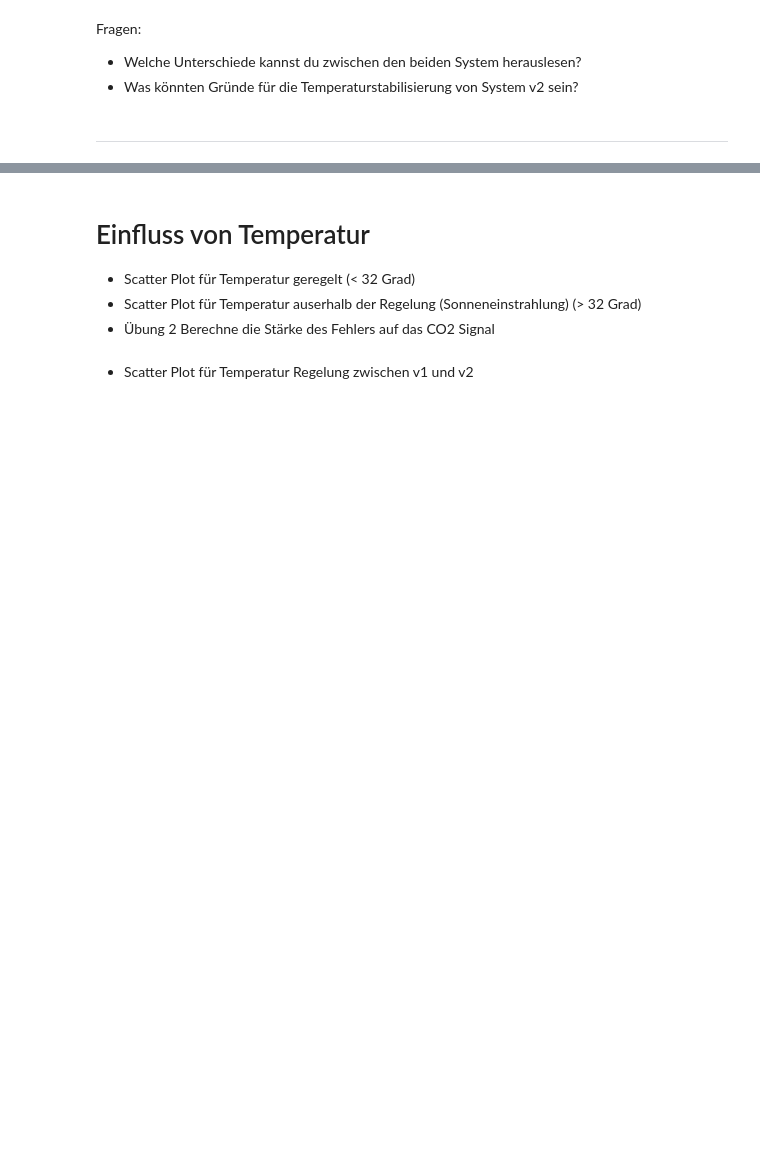
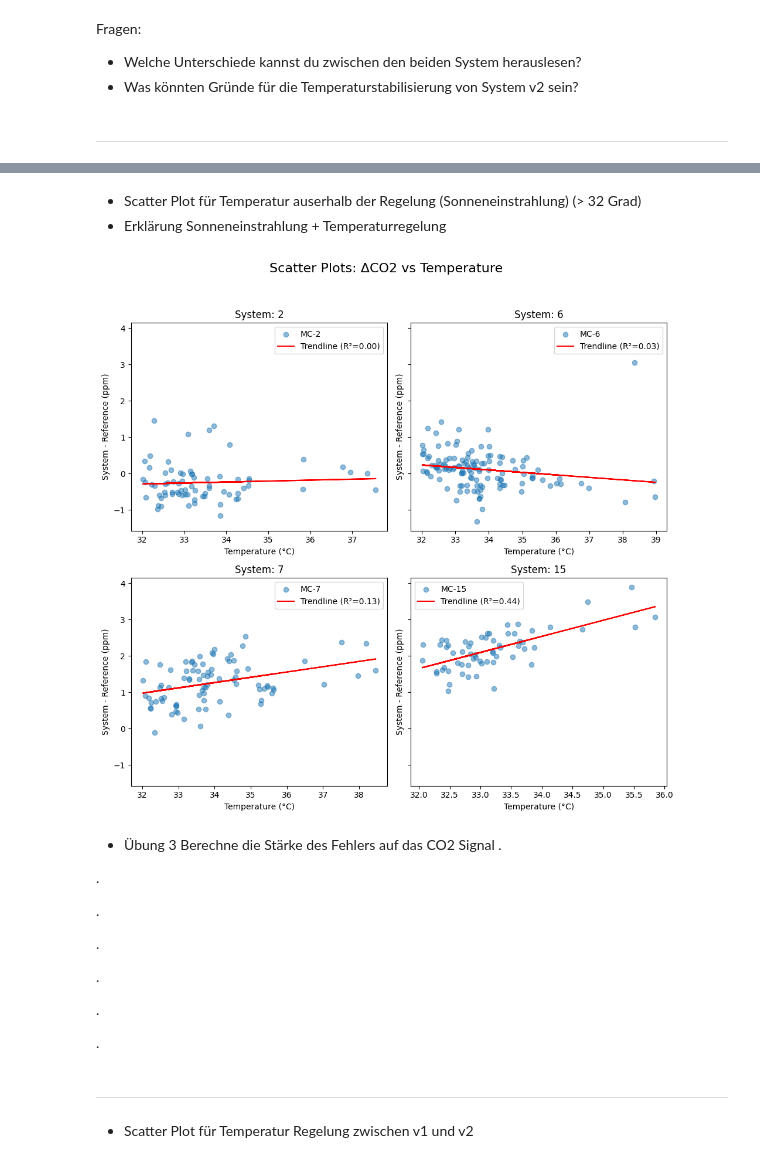
Before and after one commit to tum-esm/HES-2-Praktikum, a Jupyter notebook: notebooks/4_Sensor_Sensitivity.ipynb, the cells around one changed output, grey strips where cells are left out. Cells and saved outputs as stored; diff of their text form; code cells hidden in the pictures; blank space fills up the shorter version.

```diff
--- a/notebooks/4_Sensor_Sensitivity.ipynb
+++ b/notebooks/4_Sensor_Sensitivity.ipynb
@@ -175,8 +219,30 @@ Fragen:
+# %% [markdown]
+- Scatter Plot für Temperatur auserhalb der Regelung (Sonneneinstrahlung) (> 32 Grad)
+- Erklärung Sonneneinstrahlung + Temperaturregelung
+# %%
+max_col, max_row = 2, 2
+
+df_plot = df_sbs_2024.filter(pl.col("gmp343_temperature") > 32)
+
+plot_scatter_with_trendline(df_plot, "gmp343_temperature", "diff", max_col, max_row, "Temperature (°C)", "System - Reference (ppm)","Scatter Plots: ΔCO2 vs Temperature")
+# %% [output]
+[figure, added]
 # %% [markdown]
-# Einfluss von Temperatur
+- Übung 3 Berechne die Stärke des Fehlers auf das CO2 Signal
+.
 
-- Scatter Plot für Temperatur geregelt (< 32 Grad)
-- Scatter Plot für Temperatur auserhalb der Regelung (Sonneneinstrahlung) (> 32 Grad)
-- Übung 2 Berechne die Stärke des Fehlers auf das CO2 Signal
+.
+
+.
+
+.
+
+.
+
+.
+
+.
 # %% [markdown]
+---
+
 - Scatter Plot für Temperatur Regelung zwischen v1 und v2
```
Also changed, not shown: parts of 12 cells of this notebook, 2 other files.
